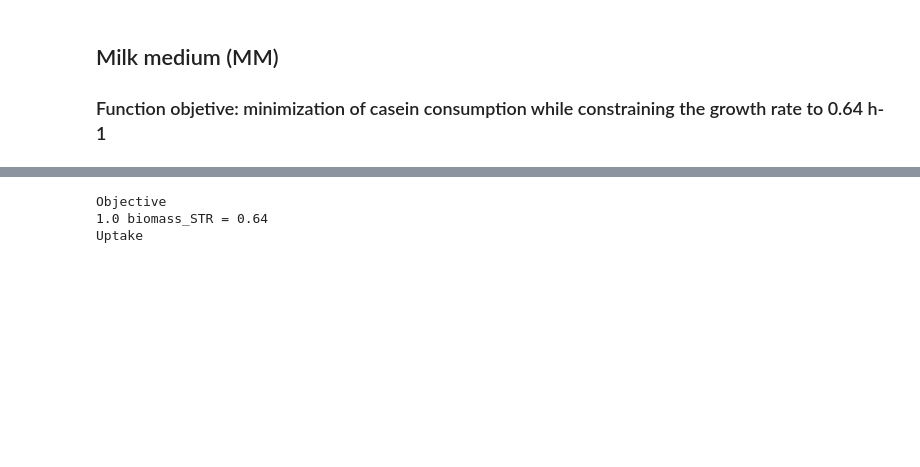
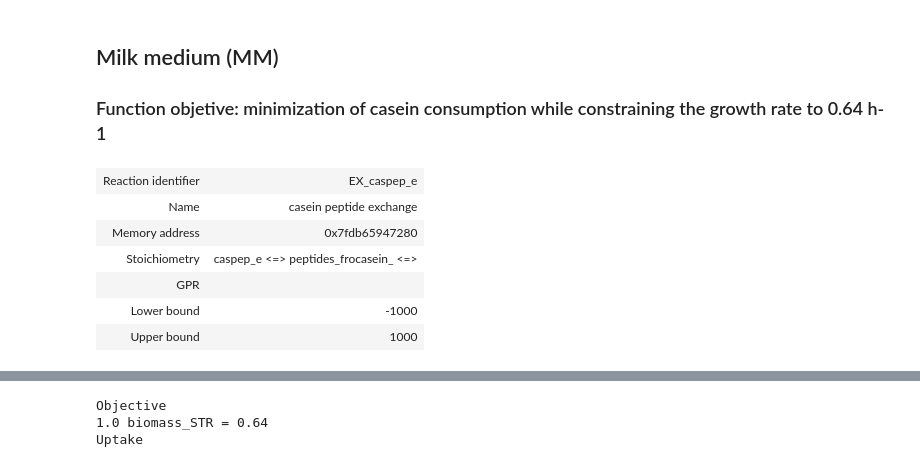
Before and after one commit to karynalysenko/systems_biology, a Jupyter notebook: Final.ipynb, the cells around one changed output, grey strips where cells are left out. Cells and saved outputs as stored; diff of their text form; code cells hidden in the pictures; blank space fills up the shorter version.

```diff
--- a/Final.ipynb
+++ b/Final.ipynb
@@ -324,7 +324,7 @@ print(single_gene_deletion(test,test.genes).info)
 ## Milk medium (MM)
 ### Function objetive: minimization of casein consumption while constraining the growth rate to 0.64 h-1
 # %%
-model_milk1 = read_sbml_model("sth(1).xml")
+model_milk1 = read_sbml_model("sth_novo.xml")
 # %%
 model_milk1.objetive = 'EX_caspep_e'
 
@@ -418,4 +418,15 @@ model_milk1.reactions.EX_tyr_L_e.upper_bound=1000
 #Valine
 model_milk1.reactions.EX_val_L_e.lower_bound=0
 model_milk1.reactions.EX_val_L_e.upper_bound=1000
+# %%
+casp_m = model_milk1.reactions.get_by_id("EX_caspep_e")
+casp_m
+# %% [output]
+| Reaction identifier | EX_caspep_e |
+| Name | casein peptide exchange |
+| Memory address | 0x7fdb65947280 |
+| Stoichiometry | caspep_e <=> peptides_frocasein_ <=> |
+| GPR |  |
+| Lower bound | -1000 |
+| Upper bound | 1000 |
 # %%
```
Also changed, not shown: parts of 1 cell of this notebook, 1 other file.
